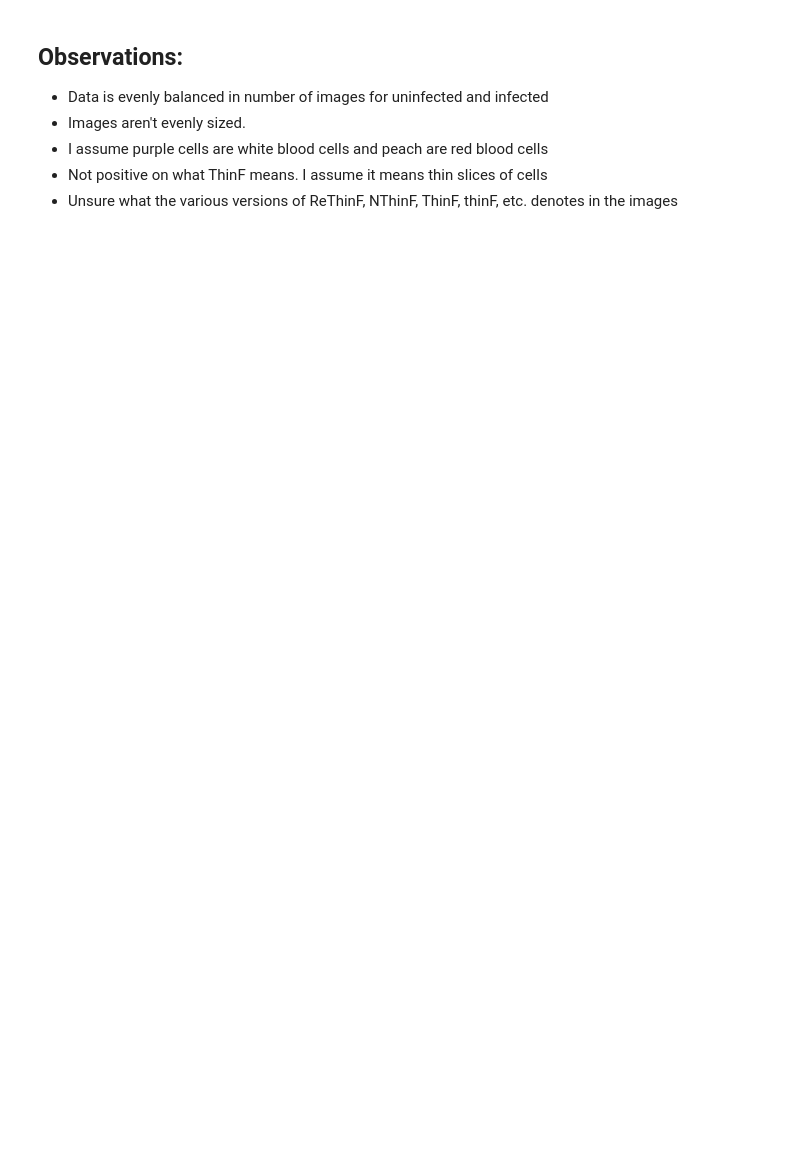
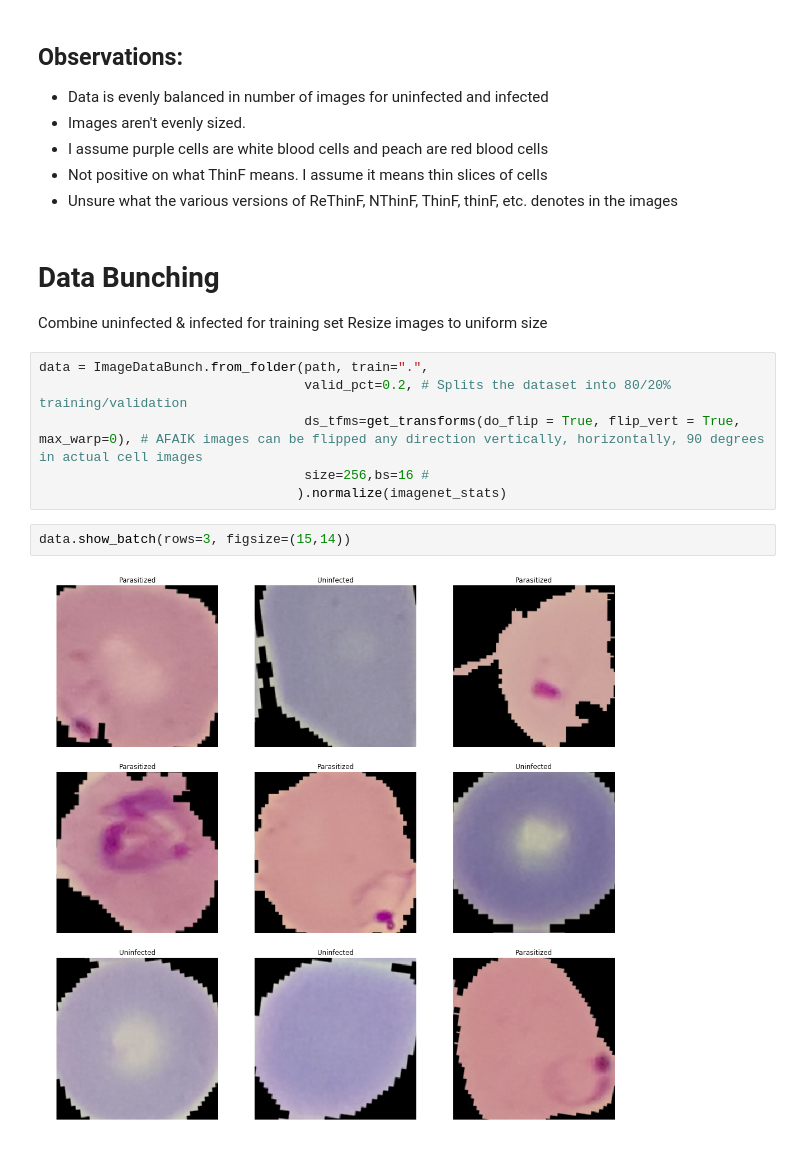
Before and after one commit to RaymondDashWu/Malaria-Detection, a Jupyter notebook: Malaria Detection.ipynb, the cells around one changed output. Saved outputs shown, nothing was run; the diff lists cells and outputs as text; blank space fills up the shorter version.

Commit message:
[ADD] Data bunching

```diff
--- a/Malaria Detection.ipynb
+++ b/Malaria Detection.ipynb
@@ -90,3 +90,17 @@ torch.Size([109, 121])
 - I assume purple cells are white blood cells and peach are red blood cells
 - Not positive on what ThinF means. I assume it means thin slices of cells
 - Unsure what the various versions of ReThinF, NThinF, ThinF, thinF, etc. denotes in the images
+# %% [markdown]
+# Data Bunching
+<input type="checkbox"> Combine uninfected & infected for training set
+<input type="checkbox"> Resize images to uniform size
+# %%
+data = ImageDataBunch.from_folder(path, train=".",
+                                  valid_pct=0.2, # Splits the dataset into 80/20% training/validation
+                                  ds_tfms=get_transforms(do_flip = True, flip_vert = True, max_warp=0), # AFAIK images can be flipped any direction vertically, horizontally, 90 degrees in actual cell images
+                                  size=256,bs=16 #
+                                 ).normalize(imagenet_stats)
+# %%
+data.show_batch(rows=3, figsize=(15,14))
+# %% [output]
+[figure, added]
```
Also changed, not shown: parts of 3 cells of this notebook.
